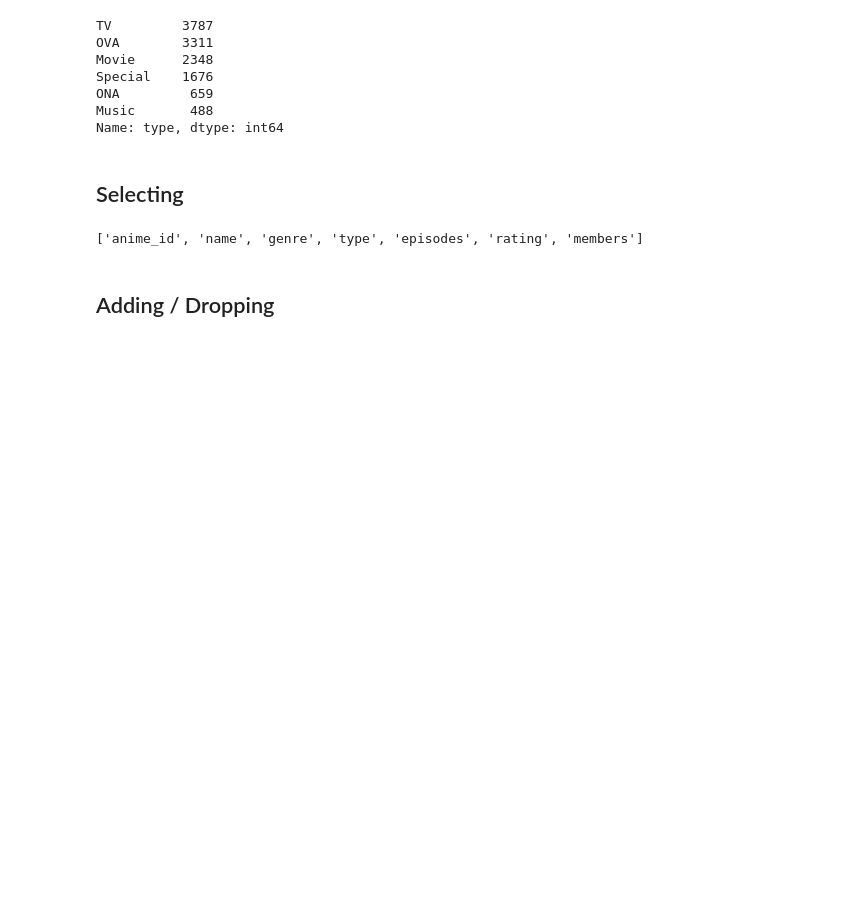
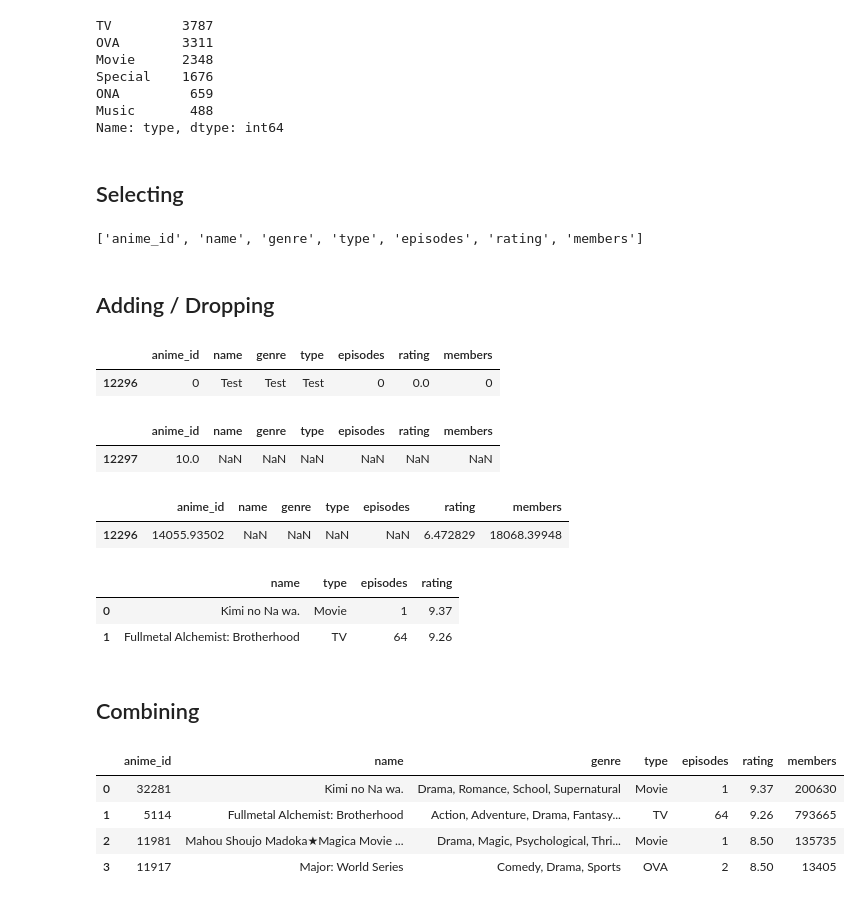
Before and after one commit to wayne0git/python_basics, a Jupyter notebook: pandas/pandas_tutorial.ipynb, the cells around one changed output. Drawn from its saved outputs; the diff is of its cells as text; code cells hidden in the pictures; blank space fills up the shorter version.

```diff
--- a/pandas/pandas_tutorial.ipynb
+++ b/pandas/pandas_tutorial.ipynb
@@ -106,6 +107,25 @@ anime.columns.tolist()
 ['anime_id', 'name', 'genre', 'type', 'episodes', 'rating', 'members']
 # %% [markdown]
 ## Adding / Dropping
+# %%
+# Append new row (list)
+anime.loc[len(anime)] = [0, 'Test', 'Test', 'Test', 0, 0, 0]
+anime.tail(1)
+# %% [output]
+|  | anime_id | name | genre | type | episodes | rating | members |
+| 12296 | 0 | Test | Test | Test | 0 | 0.0 | 0 |
+# %%
+# Append new row (dict)
+anime.append({'anime_id': 10}, ignore_index=True).tail(1)
+# %% [output]
+|  | anime_id | name | genre | type | episodes | rating | members |
+| 12297 | 10.0 | NaN | NaN | NaN | NaN | NaN | NaN |
+# %%
+# Append new row with statistics
+anime.append(anime.mean(axis=0), ignore_index=True).tail(1)
+# %% [output]
+|  | anime_id | name | genre | type | episodes | rating | members |
+| 12296 | 14055.93502 | NaN | NaN | NaN | NaN | 6.472829 | 18068.39948 |
 # %%
 # Append new column with a set value
 anime['train set'] = False
@@ -114,3 +134,20 @@ anime['train set'] = False
 anime[['name','rating']]
 # %%
 # Drop specified columns
+anime.drop(columns=['anime_id', 'genre', 'members']).head(2)
+# %% [output]
+|  | name | type | episodes | rating |
+| 0 | Kimi no Na wa. | Movie | 1 | 9.37 |
+| 1 | Fullmetal Alchemist: Brotherhood | TV | 64 | 9.26 |
+# %% [markdown]
+## Combining
+# %%
+# Concatenate 2 dataframes
+df1, df2 = anime[0:2], anime[102:104]
+pd.concat([df1, df2], ignore_index=True)
+# %% [output]
+|  | anime_id | name | genre | type | episodes | rating | members |
+| 0 | 32281 | Kimi no Na wa. | Drama, Romance, School, Supernatural | Movie | 1 | 9.37 | 200630 |
+| 1 | 5114 | Fullmetal Alchemist: Brotherhood | Action, Adventure, Drama, Fantasy... | TV | 64 | 9.26 | 793665 |
+| 2 | 11981 | Mahou Shoujo Madoka★Magica Movie ... | Drama, Magic, Psychological, Thri... | Movie | 1 | 8.50 | 135735 |
+| 3 | 11917 | Major: World Series | Comedy, Drama, Sports | OVA | 2 | 8.50 | 13405 |
```
Also changed, not shown: parts of 14 cells of this notebook.
